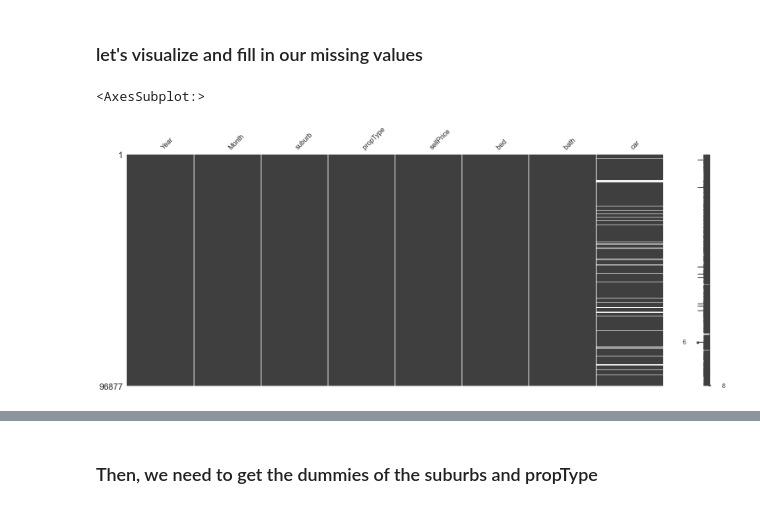
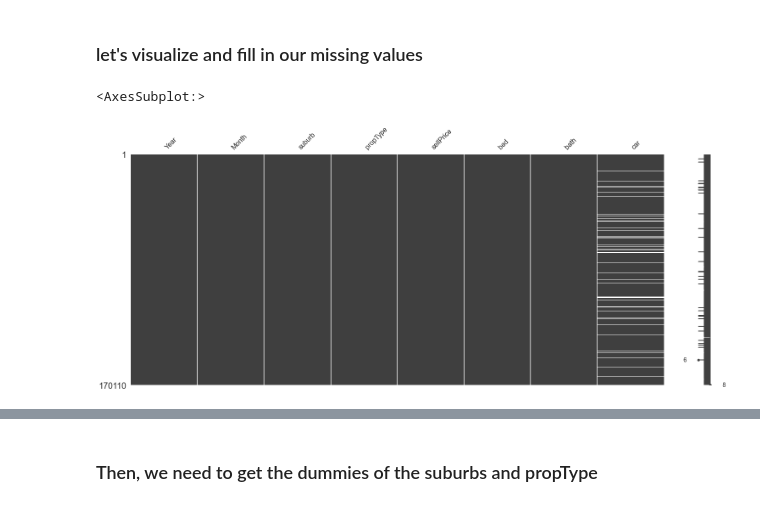
Before and after one commit to alex-lang-br/Prediction-project, a Jupyter notebook: Sydney_House_Pred.ipynb, the cells around one changed output, grey strips where cells are left out. Saved outputs shown, nothing was run; the diff lists cells and outputs as text; code cells hidden in the pictures.

```diff
--- a/Sydney_House_Pred.ipynb
+++ b/Sydney_House_Pred.ipynb
@@ -269,10 +279,13 @@ popular_suburb = house_price[house_price.suburb.isin(popular_suburb_list)]
+# %%
+house_filt = ['house']
+
+only_house = house_price[house_price.propType.isin(house_filt)].copy()
+house_price_popular_suburb = only_house[only_house.suburb.isin(popular_suburb_list)].copy()
+
+house_price_popular_suburb.bed = house_price_popular_suburb.bed.apply(lambda x: float(x))
+house_price_popular_suburb.bath = house_price_popular_suburb.bath.apply(lambda x: float(x))
+house_price_popular_suburb.sellPrice = house_price_popular_suburb.sellPrice.apply(lambda x: float(x))
 # %% [markdown]
 ## Part 3: Visualizing our data
-# %%
-only_house_filt = ['house']
-years = [2019,2018,2017,2016,2015]
-only_house = house_price[house_price.propType.isin(only_house_filt)].copy()
-only_house_five_year = only_house[only_house.Year.isin(years)].copy()
-only_house_five_year_popular_suburb = only_house[only_house.suburb.isin(popular_suburb_list)].copy()
 # %%
 sns.set_theme(style = 'darkgrid')
@@ -356,10 +371,10 @@ only_house_five_year.sellPrice = only_house_five_year.sellPrice.apply(lambda x:
 ###  let's visualize and fill in our missing values
 # %%
 import missingno as msno
-msno.matrix(only_house_five_year)
+msno.matrix(only_house)
 # %% [output]
 <AxesSubplot:>
-[figure, old version]
+[figure, new version]
 # %%
 from sklearn.impute import KNNImputer
 knn_imputer = KNNImputer()
```
Also changed, not shown: parts of 48 cells of this notebook.
